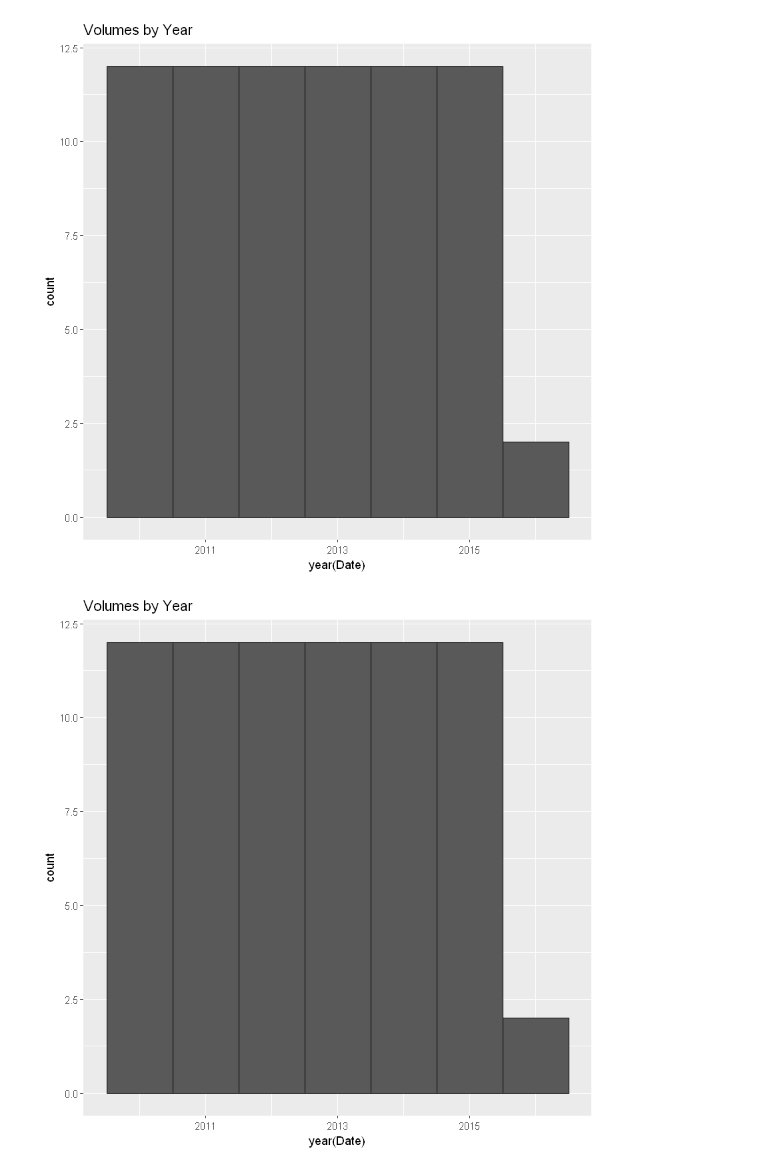
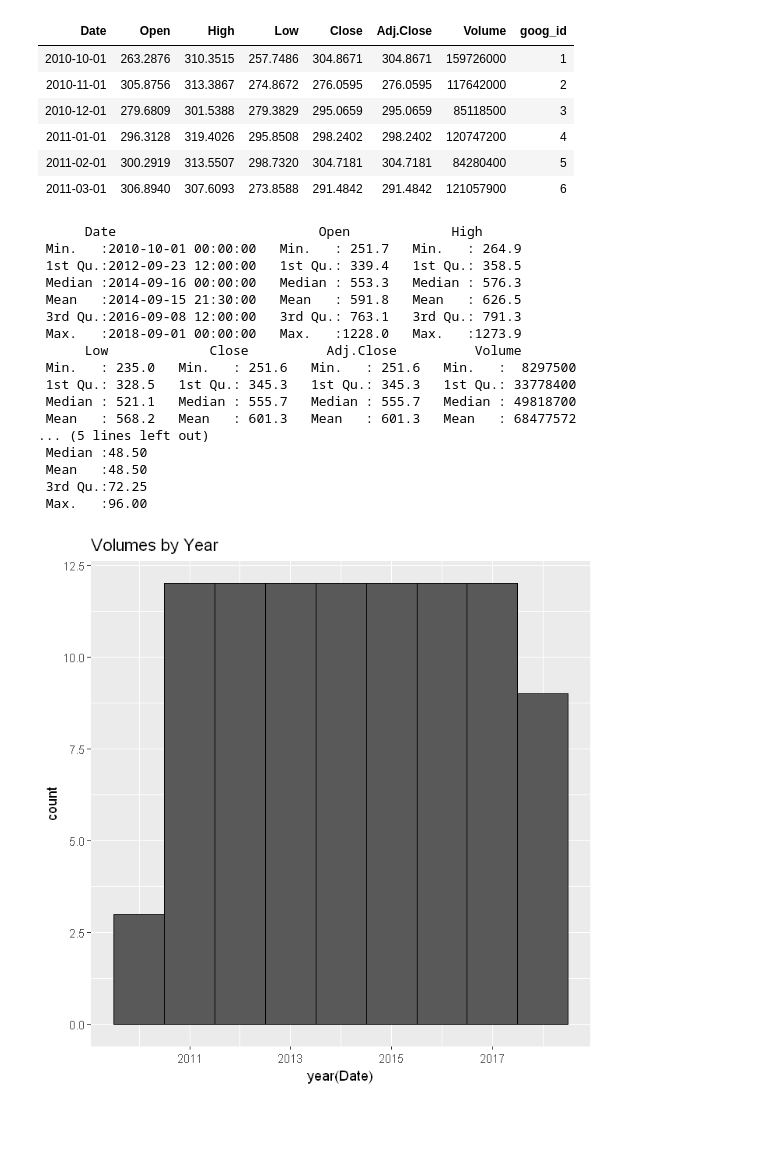
Before and after one commit to lauracarpaciu/Regression_file, a Jupyter notebook: Regression.ipynb, the cells around one changed output. Drawn from its saved outputs; the diff is of its cells as text; code cells hidden in the pictures; blank space fills up the shorter version.

```diff
--- a/Regression.ipynb
+++ b/Regression.ipynb
@@ -57,8 +68,0 @@ head(nasdaqFile_original)
-# %%
-# generate an id column for future use (joins etc)
-goog_original$goog_id = seq.int(nrow(goog_original))
-nasdaqFile_original$nasdaq_id = seq.int(nrow(nasdaqFile_original))
-head(goog_original)
-summary(goog_original)
-head(nasdaqFile_original)
-summary(nasdaqFile_original)
@@ -110,13 +69,48 @@ summary(nasdaqFile_original)
+# %%
+
+# eliminate any duplicates that may exist in the dataset
+
+googs <- goog_original%>%
+  distinct(.keep_all = TRUE,Date,Volume,Adj.Close)
+
+# the date field is formatted as a string - transform that into R date
+googs$Date<-as.POSIXct(strptime(googs$Date,"%d/%m/%Y",tz="UTC"))
+
+# generate an id column for future use (joins etc)
+googs$goog_id = seq.int(nrow(googs))
+
+head(googs)
+summary(googs)
+# %% [output]
+| Date | Open | High | Low | Close | Adj.Close | Volume | goog_id |
+| 2010-10-01 | 263.2876 | 310.3515 | 257.7486 | 304.8671 | 304.8671 | 159726000 | 1 |
+| 2010-11-01 | 305.8756 | 313.3867 | 274.8672 | 276.0595 | 276.0595 | 117642000 | 2 |
+| 2010-12-01 | 279.6809 | 301.5388 | 279.3829 | 295.0659 | 295.0659 | 85118500 | 3 |
+| 2011-01-01 | 296.3128 | 319.4026 | 295.8508 | 298.2402 | 298.2402 | 120747200 | 4 |
+| 2011-02-01 | 300.2919 | 313.5507 | 298.7320 | 304.7181 | 304.7181 | 84280400 | 5 |
+| 2011-03-01 | 306.8940 | 307.6093 | 273.8588 | 291.4842 | 291.4842 | 121057900 | 6 |
+      Date                          Open             High
+ Min.   :2010-10-01 00:00:00   Min.   : 251.7   Min.   : 264.9
+ 1st Qu.:2012-09-23 12:00:00   1st Qu.: 339.4   1st Qu.: 358.5
+ Median :2014-09-16 00:00:00   Median : 553.3   Median : 576.3
+ Mean   :2014-09-15 21:30:00   Mean   : 591.8   Mean   : 626.5
+ 3rd Qu.:2016-09-08 12:00:00   3rd Qu.: 763.1   3rd Qu.: 791.3
+ Max.   :2018-09-01 00:00:00   Max.   :1228.0   Max.   :1273.9
+      Low             Close          Adj.Close          Volume
+ Min.   : 235.0   Min.   : 251.6   Min.   : 251.6   Min.   :  8297500
+ 1st Qu.: 328.5   1st Qu.: 345.3   1st Qu.: 345.3   1st Qu.: 33778400
+ Median : 521.1   Median : 555.7   Median : 555.7   Median : 49818700
+ Mean   : 568.2   Mean   : 601.3   Mean   : 601.3   Mean   : 68477572
+... (5 lines left out)
+ Median :48.50
+ Mean   :48.50
+ 3rd Qu.:72.25
+ Max.   :96.00
 # %%
 # how many volumes have been realized over the years?
-goog_original %>%
+googs %>%
   ggplot(mapping = aes(year(Date))) +
   geom_bar(aes(fill= Volume), width=1, color="black") +
   theme(legend.position = "bottom", legend.direction = "vertical") + ggtitle("Volumes by Year")
-nasdaqFile_original %>%
-  ggplot(mapping = aes(year(Date))) +
-  geom_bar(aes(fill= Volume), width=1, color="black") +
-  theme(legend.position = "bottom", legend.direction = "vertical") + ggtitle("Volumes by Year")
 # %% [output]
-[figure, old version]
+[figure, new version]
-[figure, removed]
```
Also changed, not shown: parts of 10 cells of this notebook.
